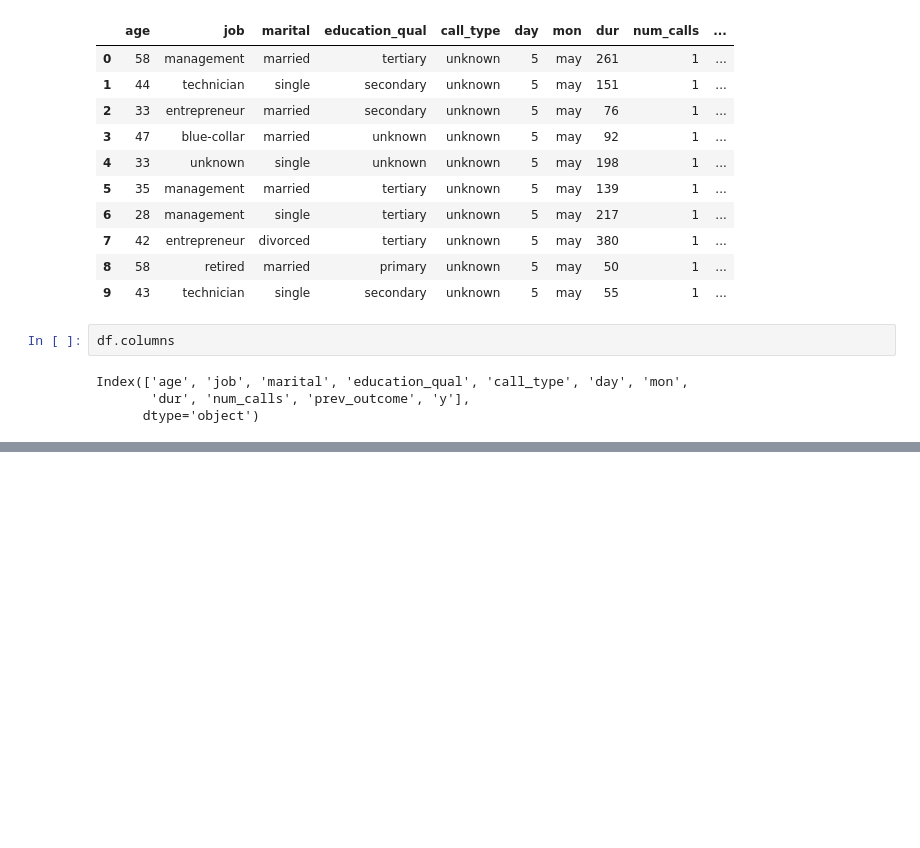
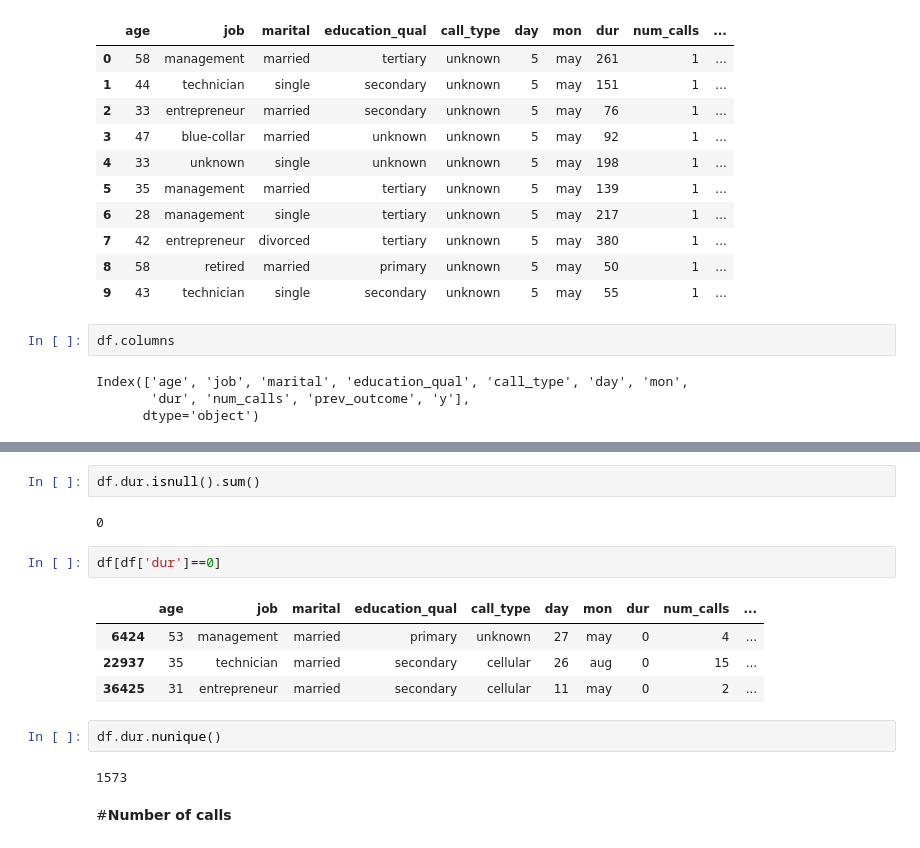
Before and after one commit to mahshooq-karayil/data-science, a Jupyter notebook: customer_conversion_prediction/customer_conversion_prediction.ipynb, the cells around one changed output, grey strips where cells are left out. Drawn from its saved outputs; the diff is of its cells as text; blank space fills up the shorter version.

```diff
--- a/customer_conversion_prediction/customer_conversion_prediction.ipynb
+++ b/customer_conversion_prediction/customer_conversion_prediction.ipynb
@@ -42,0 +322,17 @@ Index(['age', 'job', 'marital', 'education_qual', 'call_type', 'day', 'mon',
+# %%
+df.dur.isnull().sum()
+# %% [output]
+0
+# %%
+df[df['dur']==0]
+# %% [output]
+|  | age | job | marital | education_qual | call_type | day | mon | dur | num_calls | ... |
+| 6424 | 53 | management | married | primary | unknown | 27 | may | 0 | 4 | ... |
+| 22937 | 35 | technician | married | secondary | cellular | 26 | aug | 0 | 15 | ... |
+| 36425 | 31 | entrepreneur | married | secondary | cellular | 11 | may | 0 | 2 | ... |
+# %%
+df.dur.nunique()
+# %% [output]
+1573
+# %% [markdown]
+#**Number of calls**
```
Also changed, not shown: parts of 52 cells of this notebook.
